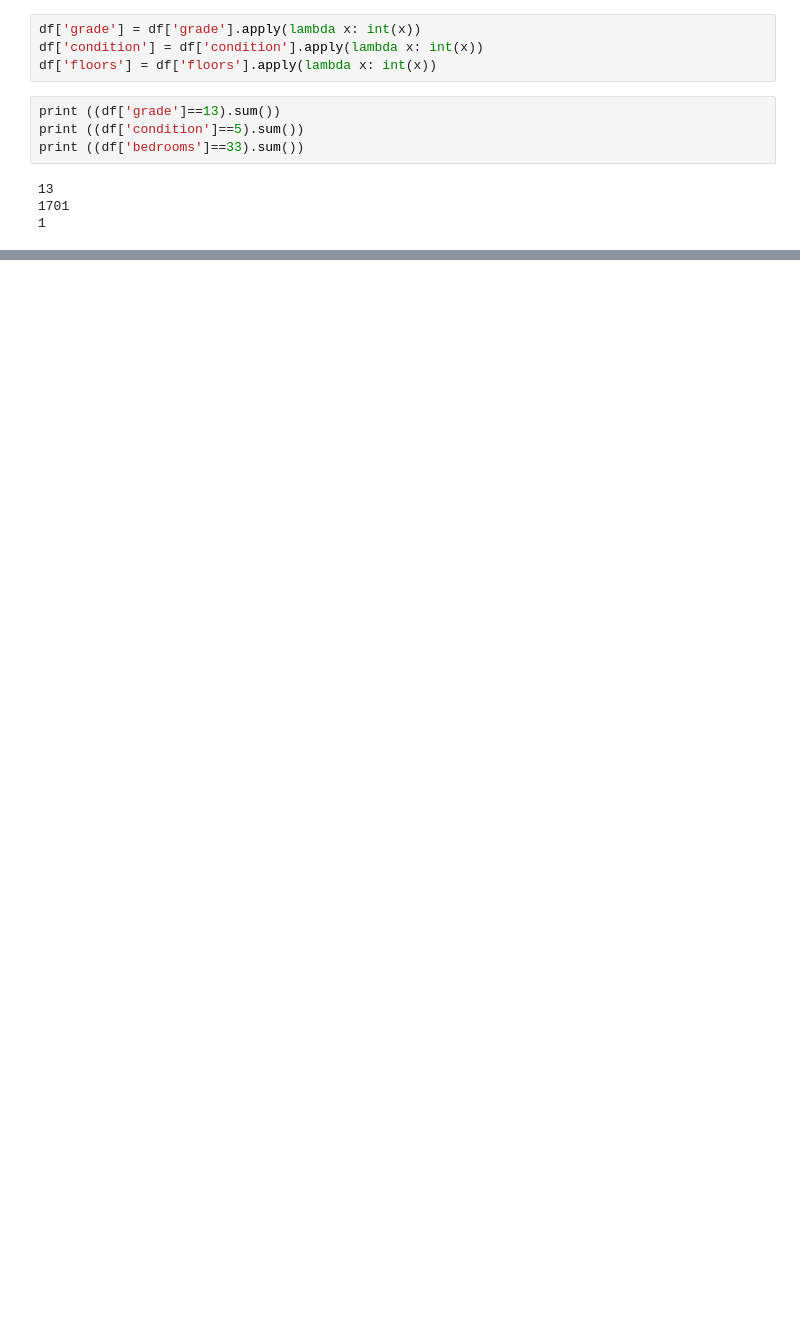
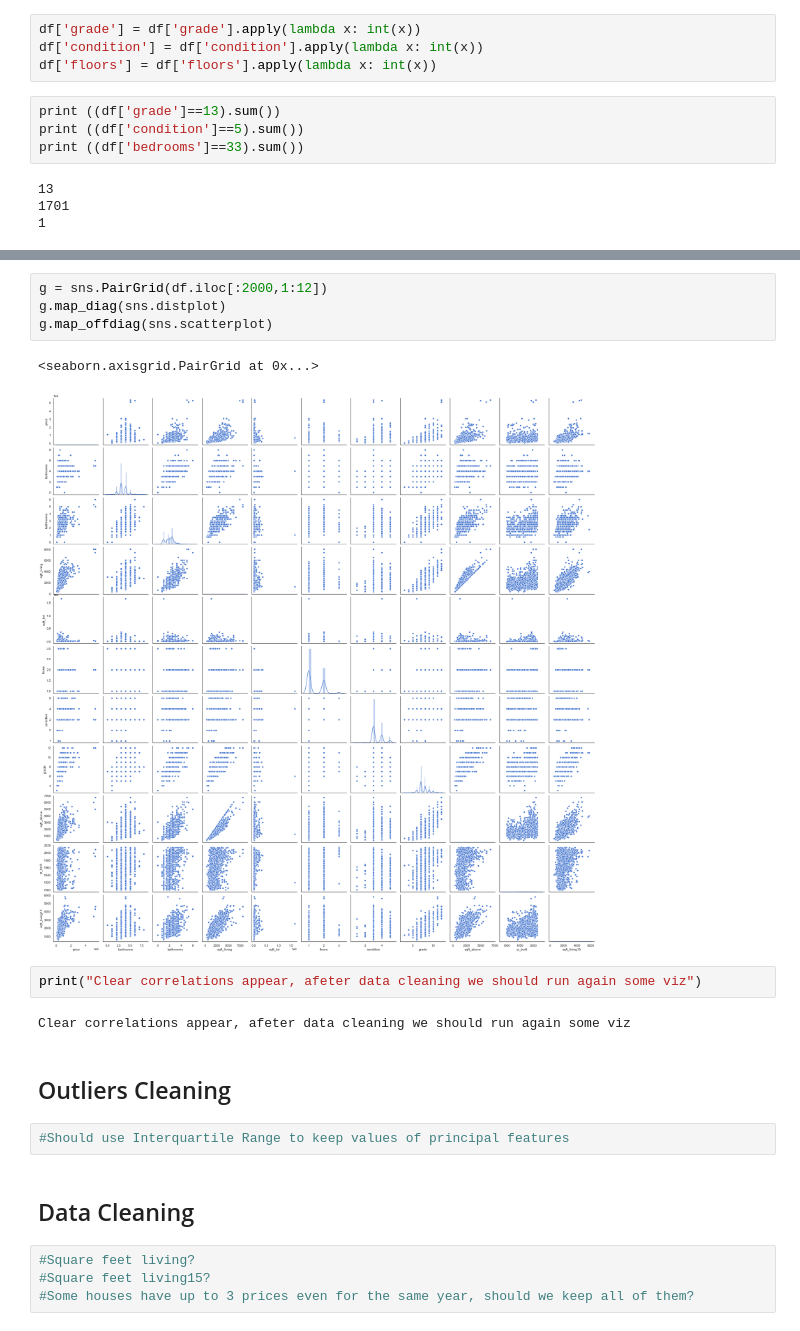
Before and after one commit to keouck/House-price-prediction, a Jupyter notebook: model/House_PricePrediction.ipynb, the cells around one changed output, grey strips where cells are left out. Drawn from its saved outputs; the diff is of its cells as text; blank space fills up the shorter version.

```diff
--- a/model/House_PricePrediction.ipynb
+++ b/model/House_PricePrediction.ipynb
@@ -178,0 +252,21 @@ sns.heatmap(data=corr_matrix,cmap='coolwarm',annot=True)
+# %%
+g = sns.PairGrid(df.iloc[:2000,1:12])
+g.map_diag(sns.distplot)
+g.map_offdiag(sns.scatterplot)
+# %% [output]
+<seaborn.axisgrid.PairGrid at 0x...>
+[figure, added]
+# %%
+print("Clear correlations appear, afeter data cleaning we should run again some viz")
+# %% [output]
+Clear correlations appear, afeter data cleaning we should run again some viz
+# %% [markdown]
+## Outliers Cleaning
+# %%
+#Should use Interquartile Range to keep values of principal features
+# %% [markdown]
+## Data Cleaning
+# %%
+#Square feet living?
+#Square feet living15?
+#Some houses have up to 3 prices even for the same year, should we keep all of them?
```
Also changed, not shown: parts of 18 cells of this notebook.
